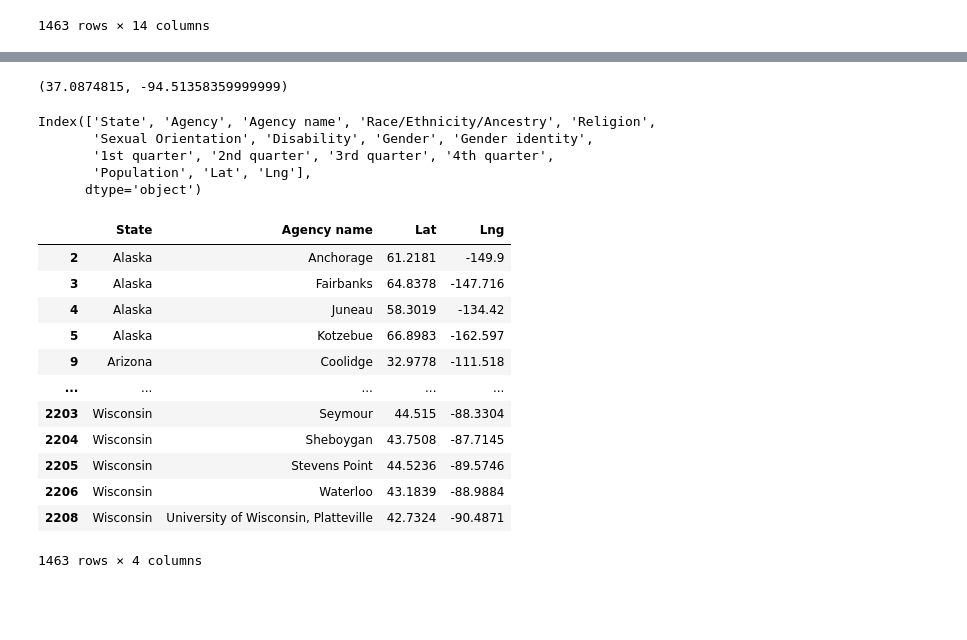
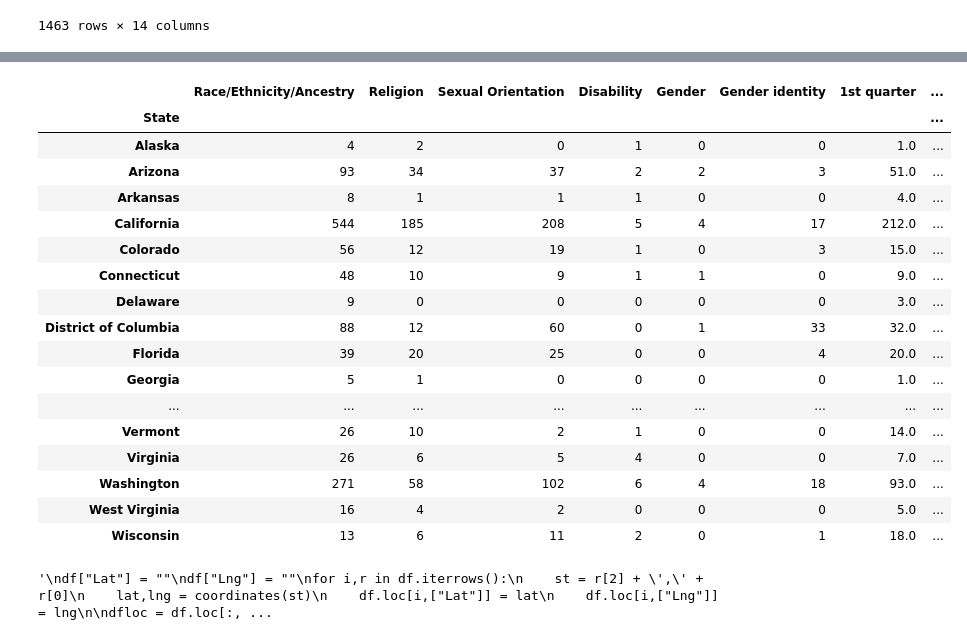
Before and after one commit to msheker/project1mmm, a Jupyter notebook: hatecrime.ipynb, the cells around one changed output, grey strips where cells are left out. Cells and saved outputs as stored; diff of their text form; code cells hidden in the pictures; blank space fills up the shorter version.

```diff
--- a/hatecrime.ipynb
+++ b/hatecrime.ipynb
@@ -73,0 +48,11 @@ df
+# %%
+dfg = df.groupby("State").sum()
+dfg.loc[:,['Race/Ethnicity/Ancestry', 'Religion', 'Sexual Orientation',
+       'Disability', 'Gender', 'Gender identity']]
+dfg["Total"] = dfg["Race/Ethnicity/Ancestry"] + dfg["Religion"] + dfg["Gender"] + dfg["Gender identity"] + dfg["Disability"]
+
+
+plt.bar(range(dfg.shape[0]),dfg["Race/Ethnicity/Ancestry"])
+plt.bar(range(dfg.shape[0]),dfg["Religion"], bottom = dfg["Race/Ethnicity/Ancestry"])
+plt.bar(range(dfg.shape[0]),dfg["Disability"], bottom = dfg["Race/Ethnicity/Ancestry"] + dfg["Religion"])
+plt.bar(range(dfg.shape[0]),dfg["Gender"] + dfg["Gender identity"], bottom = dfg["Race/Ethnicity/Ancestry"] + dfg["Religion"] + dfg["Disability"])
@@ -74,6 +63,27 @@ df
+# %%
+dfg
+# %% [output]
+|  | Race/Ethnicity/Ancestry | Religion | Sexual Orientation | Disability | Gender | Gender identity | 1st quarter | ... |
+| State |  |  |  |  |  |  |  | ... |
+| Alaska | 4 | 2 | 0 | 1 | 0 | 0 | 1.0 | ... |
+| Arizona | 93 | 34 | 37 | 2 | 2 | 3 | 51.0 | ... |
+| Arkansas | 8 | 1 | 1 | 1 | 0 | 0 | 4.0 | ... |
+| California | 544 | 185 | 208 | 5 | 4 | 17 | 212.0 | ... |
+| Colorado | 56 | 12 | 19 | 1 | 0 | 3 | 15.0 | ... |
+| Connecticut | 48 | 10 | 9 | 1 | 1 | 0 | 9.0 | ... |
+| Delaware | 9 | 0 | 0 | 0 | 0 | 0 | 3.0 | ... |
+| District of Columbia | 88 | 12 | 60 | 0 | 1 | 33 | 32.0 | ... |
+| Florida | 39 | 20 | 25 | 0 | 0 | 4 | 20.0 | ... |
+| Georgia | 5 | 1 | 0 | 0 | 0 | 0 | 1.0 | ... |
+| ... | ... | ... | ... | ... | ... | ... | ... | ... |
+| Vermont | 26 | 10 | 2 | 1 | 0 | 0 | 14.0 | ... |
+| Virginia | 26 | 6 | 5 | 4 | 0 | 0 | 7.0 | ... |
+| Washington | 271 | 58 | 102 | 6 | 4 | 18 | 93.0 | ... |
+| West Virginia | 16 | 4 | 2 | 0 | 0 | 0 | 5.0 | ... |
+| Wisconsin | 13 | 6 | 11 | 2 | 0 | 1 | 18.0 | ... |
 # %%
-# results saved to file not worth re-running outside of error
-
+# results saved to file locations.csv, not worth re-running outside of error
+'''
 df["Lat"] = ""
 df["Lng"] = ""
 for i,r in df.iterrows():
@@ -81,32 +91,10 @@ for i,r in df.iterrows():
     lat,lng = coordinates(st)
     df.loc[i,["Lat"]] = lat
     df.loc[i,["Lng"]] = lng
+
+dfloc = df.loc[:,['State', 'Agency name', 'Lat', 'Lng']]
+
+dfloc.to_csv("locations.csv")
+'''
+# %% [output]
+'\ndf["Lat"] = ""\ndf["Lng"] = ""\nfor i,r in df.iterrows():\n    st = r[2] + \',\' + r[0]\n    lat,lng = coordinates(st)\n    df.loc[i,["Lat"]] = lat\n    df.loc[i,["Lng"]] = lng\n\ndfloc = df.loc[:, ...
-# %%
-coordinates("FBI")
-# %% [output]
-(37.0874815, -94.51358359999999)
-# %%
-df.columns
-# %% [output]
-Index(['State', 'Agency', 'Agency name', 'Race/Ethnicity/Ancestry', 'Religion',
-       'Sexual Orientation', 'Disability', 'Gender', 'Gender identity',
-       '1st quarter', '2nd quarter', '3rd quarter', '4th quarter',
-       'Population', 'Lat', 'Lng'],
-      dtype='object')
-# %%
-dfloc = df.loc[:,['State', 'Agency name', 'Lat', 'Lng']]
-dfloc
-# %% [output]
-|  | State | Agency name | Lat | Lng |
-| 2 | Alaska | Anchorage | 61.2181 | -149.9 |
-| 3 | Alaska | Fairbanks | 64.8378 | -147.716 |
-| 4 | Alaska | Juneau | 58.3019 | -134.42 |
-| 5 | Alaska | Kotzebue | 66.8983 | -162.597 |
-| 9 | Arizona | Coolidge | 32.9778 | -111.518 |
-| ... | ... | ... | ... | ... |
-| 2203 | Wisconsin | Seymour | 44.515 | -88.3304 |
-| 2204 | Wisconsin | Sheboygan | 43.7508 | -87.7145 |
-| 2205 | Wisconsin | Stevens Point | 44.5236 | -89.5746 |
-| 2206 | Wisconsin | Waterloo | 43.1839 | -88.9884 |
-| 2208 | Wisconsin | University of Wisconsin, Platteville | 42.7324 | -90.4871 |
-1463 rows × 4 columns
```
Also changed, not shown: parts of 13 cells of this notebook, 1 other file.
